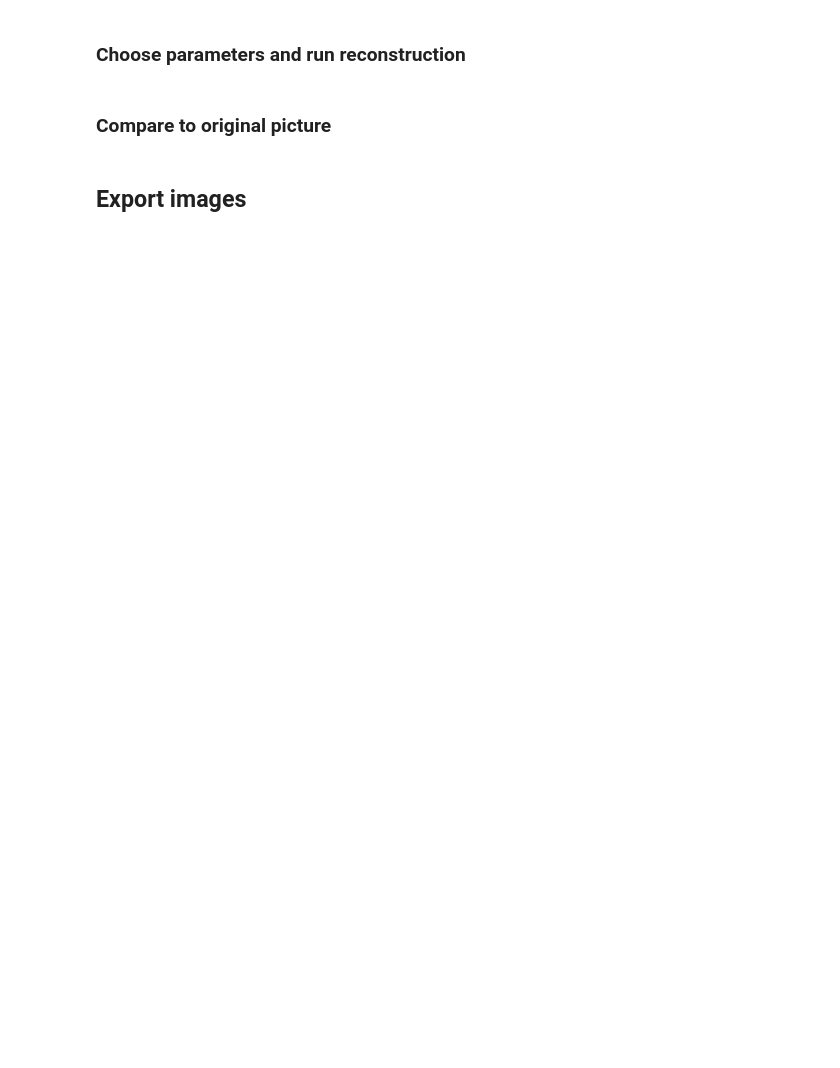
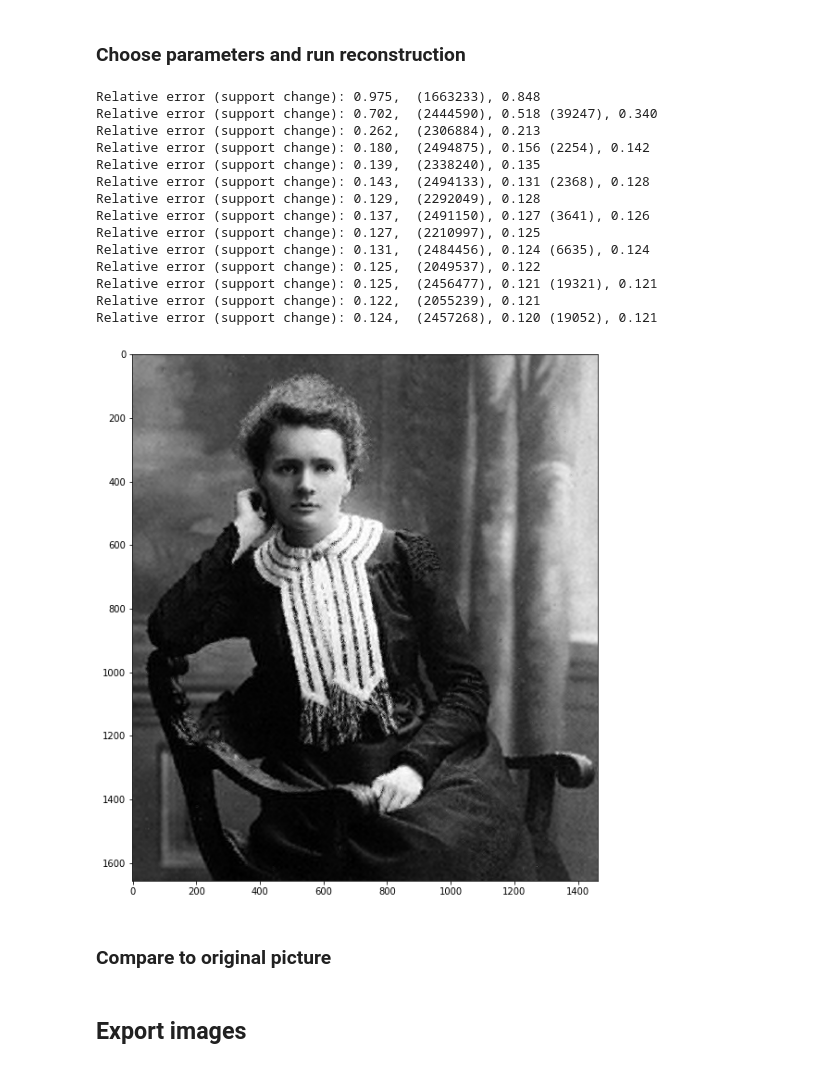
Before and after one commit to MartKl/CS_image_recovery_demo, a Jupyter notebook: demoIT.ipynb, the cells around one changed output. Drawn from its saved outputs; the diff is of its cells as text; code cells hidden in the pictures; blank space fills up the shorter version.

Commit message:
implement FISTA in demos

```diff
--- a/demoIT.ipynb
+++ b/demoIT.ipynb
@@ -8,6 +8,7 @@ import scipy.ndimage as spimg
 from scipy.misc import imsave
 import glob
 import os
+import imageio
 
 
 ### ===============================================
@@ -18,7 +19,8 @@ folder = "/Users/Martin/Pictures/Camera Roll/"
 # all jpg files in folder
 list_camera_pics = glob.glob(folder+'*.jpg')
 # file name of latest one
-pic_file = max(list_camera_pics, key=os.path.getctime)
+list_camera_pics=sorted(list_camera_pics, key=os.path.getctime)
+pic_file = list_camera_pics[-1]
 
 ### -----------------------------------------------
 ### ---- OR choose picture from the repository ----
@@ -27,7 +29,7 @@ pic_file = "./pics/marie_curie.jpg"
 
 
 # read image
-Xorig = spimg.imread(pic_file, flatten=True, mode='L')
+Xorig = imageio.imread(pic_file, as_gray=True)
 
 # pywt can change the size -> easy fix by transforming back and forth
 x = pywt.wavedec2(Xorig, wavelet='db1', level=1)
@@ -38,10 +40,16 @@ shape = Xorig.shape
 n = np.prod(shape)
 
 # choice of WT parameters
+# choose frame
+wlet = 'db12'
+# wlet = 'coif12'
+# wlet = 'sym12'
+# print(pywt.wavelist(kind='discrete'))
 L = 3
-amp = np.linspace(1,.5,L)
+# amplification of lower level wavelet coefficients
+amp = np.linspace(1,.2,L)
 amp = np.kron(amp, np.ones(3) )
-amp = np.insert(amp,0, 10 ) #prepend (position 0)
+amp = np.insert(amp,0, 20 ) #prepend -> for approximation coeffcient
 # %% [markdown]
 ### A compression test
 # %%
@@ -80,48 +92,52 @@ pltPic(Xsub)
 # %% [markdown]
 ### Choose parameters and run reconstruction
 # %%
-steps = 10 #parameter for nr. of steps in fixed basis
-N = 6 #nr. of switching basises: wt and dct
+### schedule for DCT and WT iterations
+steps_wt = 14
+steps_dct = 10 #parameter for nr. of steps in fixed basis
+N = 7 #nr. of switching bases: wt and dct
 
-# soft thresholding parameters
-
-# # adjusted to p = .2
-# taus_wt = np.linspace(12,4,N)
-# taus_dct = np.linspace(8,3.25,N)
-
-# # adjusted to p = .1
-# taus_wt = np.linspace(15,7,N)
-# taus_dct = np.linspace(10,5,N)
-
-# adjusted to p = .05
-taus_wt = np.linspace(25,6,N)
-taus_dct = np.linspace(15,9,N)
-
-# # adjusted to p = .02
-# taus_wt = np.linspace(24,16,N)
-# taus_dct = np.linspace(19,17.5,N)
-
+# threshold values
+# th_dct = 3
+# th_wt = 4
+th_wt  = np.append( np.linspace(25,4,N-1), 4 )
+th_dct = np.append( np.linspace(15,3,N-1), 3 )
 
 # set initial guess for the reconstruction
 if 'Xrec' not in locals():
     Xrec = Xsub
 
-# Xrec = Xsub
+Xrec = Xsub
 
 # set transformations
 dct = DCT(shape)
-wt = WT(shape, wavelet='db6',level=L, amplify=amp)
+wt = WT(shape, wavelet=wlet,level=L, amplify=amp)
 
+#with myprofile.Profiler(fname='profile.dat'):
 for j in range(N):
-#     Xrec = Xsub
-    thOp = softTO(taus_dct[j])
-#     print('DCT (tau = {}):'.format(taus_dct[j]), end = ' ')
-    Xrec=estimate(dct, thOp, mask, Xsub, n_steps=steps, Xorig = Xorig, X0=Xrec)
-    thOp = softTO(taus_wt[j])
-#     print('WT (tau = {:.2f}):'.format(taus_wt[j]), end = ' ')
-    Xrec=estimate(wt, thOp, mask, Xsub, n_steps=3*steps, Xorig = Xorig, X0 = Xrec)
+    thOp = softTO(th_dct[j])
+    Xrec=FISTA(dct, thOp, mask, Xsub, stepsize = .75, n_steps=steps_dct, Xorig=Xorig, X0=Xrec)
+
+    thOp = softTO(th_wt[j])
+    Xrec=FISTA(wt, thOp, mask, Xsub, stepsize = .75, n_steps=steps_wt, Xorig=Xorig, X0=Xrec)
 
 pltPic(Xrec)
+# %% [output]
+Relative error (support change): 0.975,  (1663233), 0.848
+Relative error (support change): 0.702,  (2444590), 0.518 (39247), 0.340
+Relative error (support change): 0.262,  (2306884), 0.213
+Relative error (support change): 0.180,  (2494875), 0.156 (2254), 0.142
+Relative error (support change): 0.139,  (2338240), 0.135
+Relative error (support change): 0.143,  (2494133), 0.131 (2368), 0.128
+Relative error (support change): 0.129,  (2292049), 0.128
+Relative error (support change): 0.137,  (2491150), 0.127 (3641), 0.126
+Relative error (support change): 0.127,  (2210997), 0.125
+Relative error (support change): 0.131,  (2484456), 0.124 (6635), 0.124
+Relative error (support change): 0.125,  (2049537), 0.122
+Relative error (support change): 0.125,  (2456477), 0.121 (19321), 0.121
+Relative error (support change): 0.122,  (2055239), 0.121
+Relative error (support change): 0.124,  (2457268), 0.120 (19052), 0.121
+[figure, added]
 # %% [markdown]
 ### Compare to original picture
 # %%
```
Also changed, not shown: parts of 3 cells of this notebook, 3 other files.
